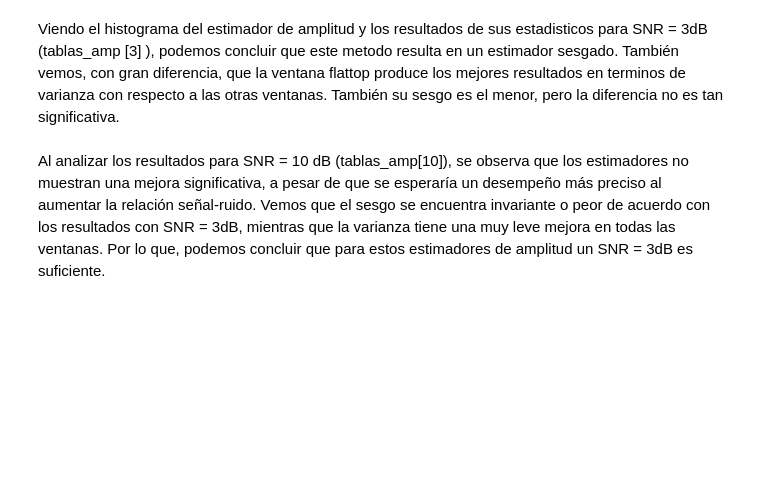
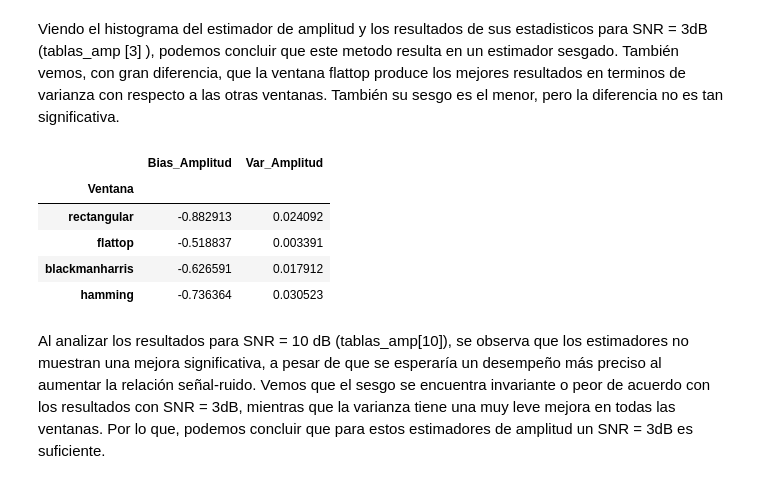
Before and after one commit to ArturoHuber1/APS, a Jupyter notebook: TS4/TS4_Huber.ipynb, the cells around one changed output. Saved outputs shown, nothing was run; the diff lists cells and outputs as text; code cells hidden in the pictures; blank space fills up the shorter version.

```diff
--- a/TS4/TS4_Huber.ipynb
+++ b/TS4/TS4_Huber.ipynb
@@ -176,7 +192,14 @@ for snr in df["SNR_dB"].unique():
 # %% [markdown]
 Viendo el histograma del estimador de amplitud y los resultados de sus estadisticos para SNR = 3dB (tablas_amp [3] ), podemos concluir que este metodo resulta en un estimador sesgado. También vemos, con gran diferencia, que la ventana flattop produce los mejores resultados en terminos de varianza con respecto a las otras ventanas. También su sesgo es el menor, pero la diferencia no es tan significativa.
 # %%
-tablas_amp[3]
+display(tablas_amp[3])
+# %% [output]
+|  | Bias_Amplitud | Var_Amplitud |
+| Ventana |  |  |
+| rectangular | -0.882913 | 0.024092 |
+| flattop | -0.518837 | 0.003391 |
+| blackmanharris | -0.626591 | 0.017912 |
+| hamming | -0.736364 | 0.030523 |
 # %% [markdown]
 Al analizar los resultados para SNR = 10 dB (tablas_amp[10]), se observa que los estimadores no muestran una mejora significativa, a pesar de que se esperaría un desempeño más preciso al aumentar la relación señal-ruido. Vemos que el sesgo se encuentra invariante o peor de acuerdo con los resultados con SNR = 3dB, mientras que la varianza tiene una muy leve mejora en todas las ventanas. Por lo que, podemos concluir que para estos estimadores de amplitud un SNR = 3dB es suficiente.
 # %%
```
Also changed, not shown: parts of 4 cells of this notebook.
